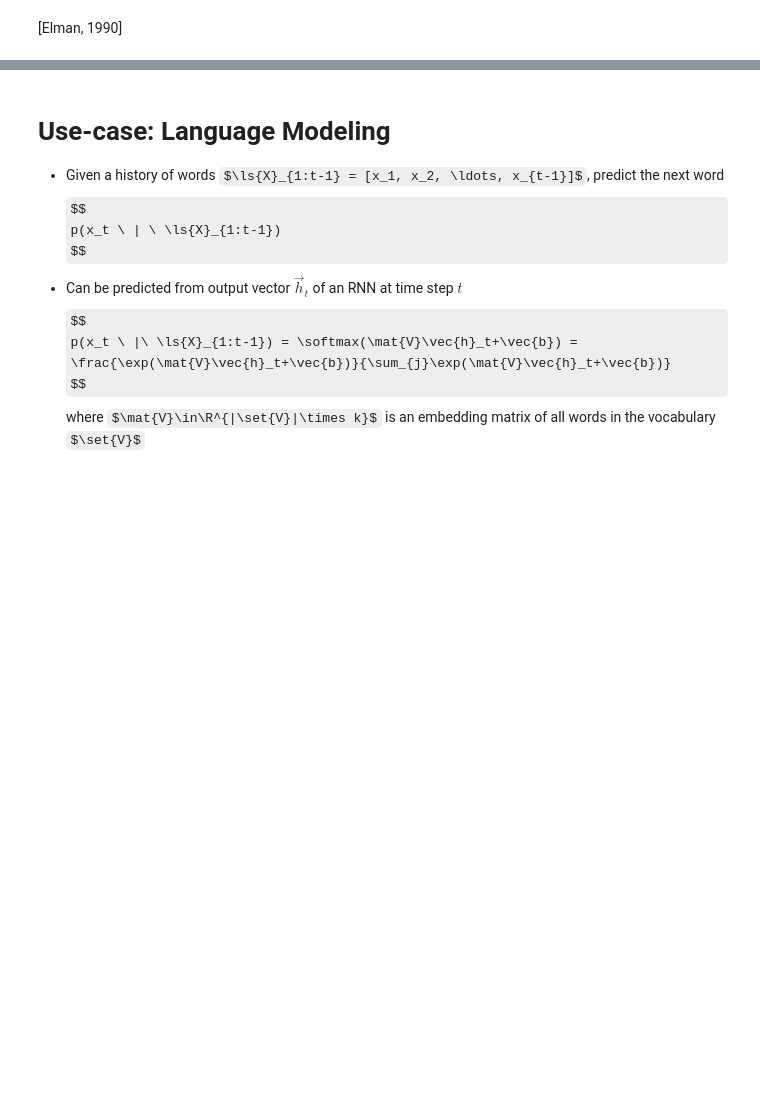
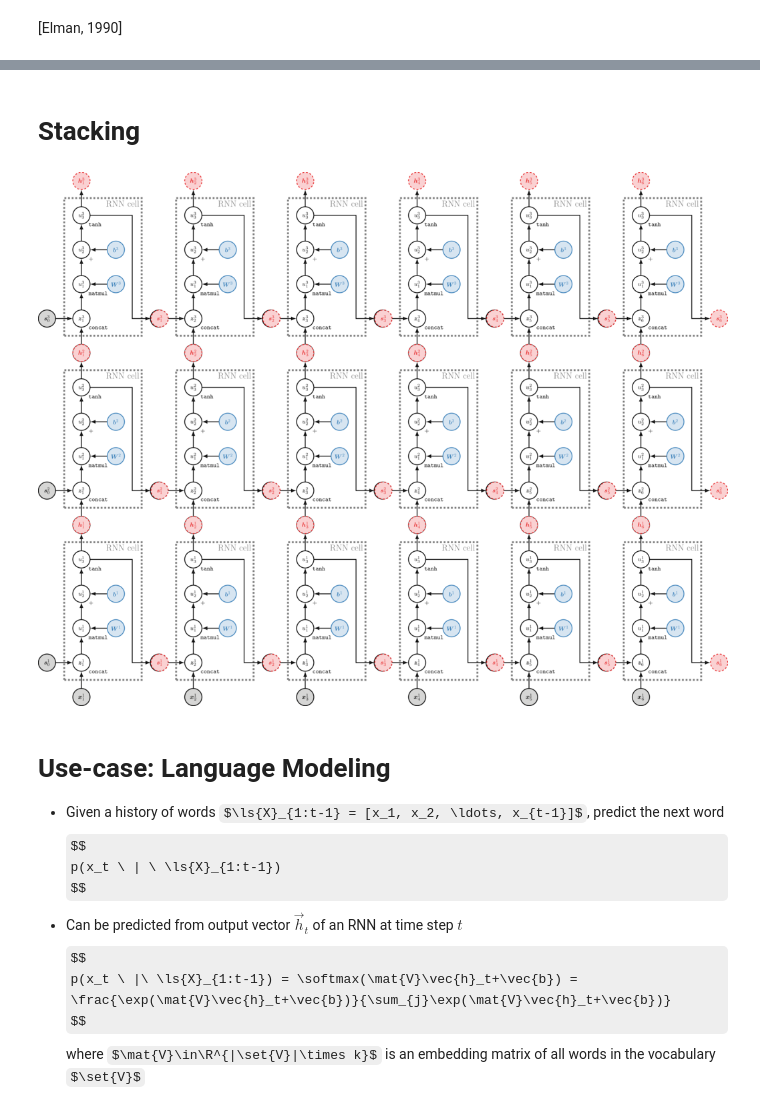
Before and after one commit to rockt/dl4nlp, a Jupyter notebook: sequences.ipynb, the cells around one changed output, grey strips where cells are left out. Drawn from its saved outputs; the diff is of its cells as text; code cells hidden in the pictures; some formulas as TeX source; blank space fills up the shorter version.

```diff
--- a/sequences.ipynb
+++ b/sequences.ipynb
@@ -163,6 +201,46 @@ plot_matrix(to_numpy(I[0]))
 plot_graph(H)
 # %% [output]
 [drawing not drawn]
+# %% [markdown]
+# Stacking
+# %%
+tikz(r"""
+\foreach \l in {3,2,1} {
+\foreach \x in {6,...,1} {
+\pgfmathsetmacro\y{int(\x-1)}
+\begin{scope}[shift={(\x * 6.5 - 6.5,\l*10)}]
+  \draw[line width = 3pt, dashed, opacity=0.5] (-1,1) rectangle (3.5,9);
+  \node[opacity=0.5, anchor=north east] at (3.5,9) {\Large RNN cell};
+  \node[input] (x) {$\vec{x}^\l_\x$};
+  \node[cnode, above of = x] (cons) {$\vec{z}^\l_\x$};
+  \node[input, left of = cons] (s) {$\vec{s}^\l_\y$};
+  \draw[] (x) -- (cons) node[op right] {$\cons$};
+  \draw[] (s) -- (cons);
+
+  \node[cnode, above of = cons] (mul) {$u^\l_1$};
+  \node[param, right of = mul] (W) {$\mat{W}^\l$};
+  \draw[] (cons) -- (mul) node[op right] {$\mul$};
+  \draw[] (W) -- (mul);
+
+  \node[cnode, above of = mul] (add) {$u^\l_2$};
+  \node[param, right of = add] (b) {$\vec{b}^\l$};
+  \draw[] (mul) -- (add) node[op right] {$+$};
+  \draw[] (b) -- (add);
+
+  \node[cnode, above of = add] (tanh) {$u^\l_3$};
+  \draw[] (add) -- (tanh) node[op right] {$\ntanh$};
+
+  \node[output, above of = tanh] (h) {$\vec{h}^\l_\x$};
+  \node[output, right = 3.5cm of cons] (st) {$\vec{s}^\l_\x$};
+
+  \draw[] (tanh) -- (h);
+  \draw[] (tanh) -| ($(cons)!0.65!(st)$) -- (st);
+\end{scope}
+}
+}
+""", height=800, dpi=300)
+# %% [output]
+[figure, added]
 # %% [markdown]
 # Use-case: Language Modeling
 
```
Also changed, not shown: parts of 21 cells of this notebook, 7 other files.
